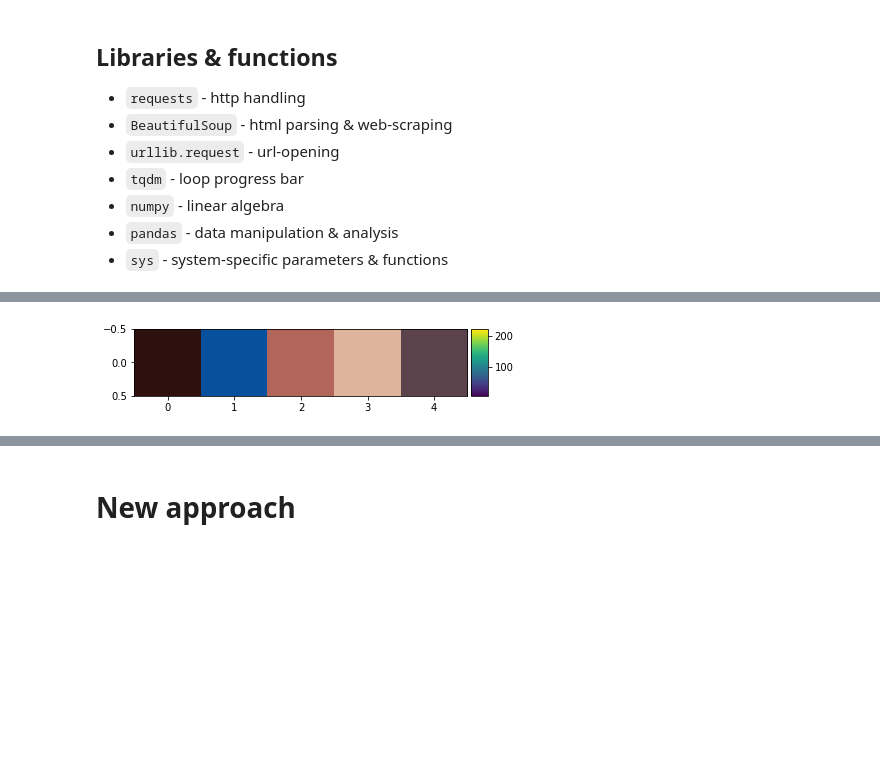
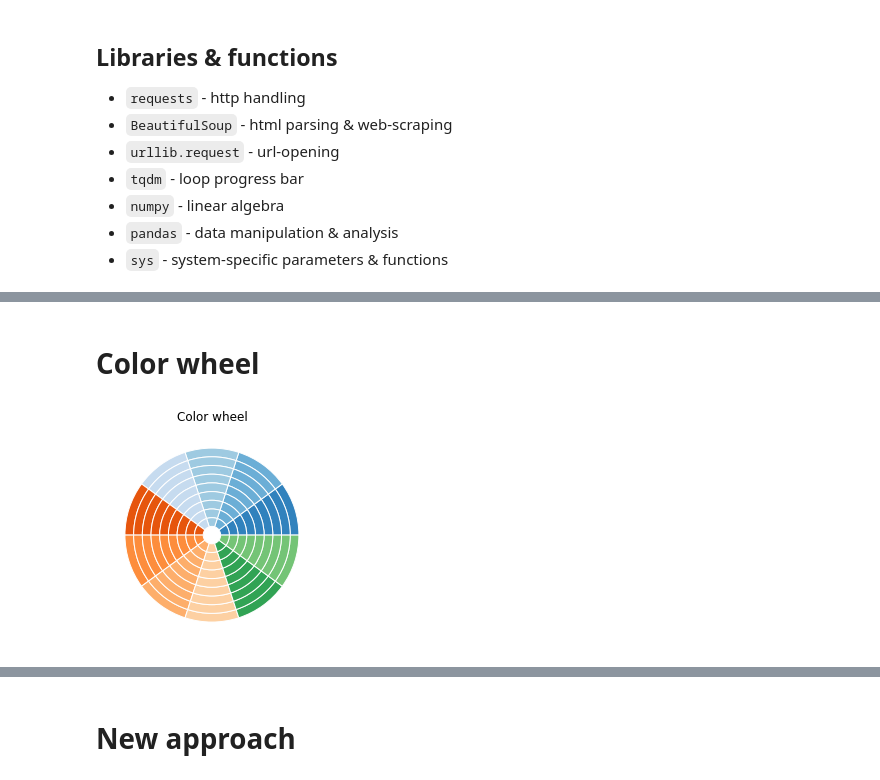
Before and after one commit to rickkk856/dezeenAI, a Jupyter notebook: dezeen_6-colorrecognition.ipynb, the cells around one changed output, grey strips where cells are left out. Cells and saved outputs as stored; diff of their text form; code cells hidden in the pictures; blank space fills up the shorter version.

Commit message:
Dominant color recognition v2

```diff
--- a/dezeen_6-colorrecognition.ipynb
+++ b/dezeen_6-colorrecognition.ipynb
@@ -105,13 +94,59 @@ print(colors)
 # %%
-import matplotlib.pyplot as plt
-from skimage import io
-import numpy as np
+# import matplotlib.pyplot as plt
+# from skimage import io
+# import numpy as np
 
-indices = np.array([[n for n in range(clusters)]])
-# indices = np.random.randint(0, len(colors), size=(1,5))
+# indices = np.array([[n for n in range(clusters)]])
+# # indices = np.random.randint(0, len(colors), size=(1,5))
 
 
 
-io.imshow(colors[indices]);
+# io.imshow(colors[indices]);
-# %% [output]
-[figure, removed]
+# %% [markdown]
+# Color wheel
+# %%
+fig, ax = plt.subplots()
+
+size = 0.1
+vals = np.array([[1,1] for a in range(0,10)])
+
+color_list = [
+              [[0,0,0],[70,70,70],[125,125,125]],
+              [[65,36,20],[116,77,36],[166,124,82]],
+              [[110,182,80],[192,212,65],[249,237,37]],
+              [[0,104,55],[0,166,82],[35,181,116]],
+              [[41,170,227],[86,185,224],[3,169,157]],
+              [[147,43,142],[38,33,97],[16,114,187]],
+              [[157,31,95],[237,37,123],[240,120,147]],
+              [[194,39,45],[240,93,39],[251,176,59]],
+              [[170,39,45],[231,111,51],[255,255,255]],
+
+             ]
+
+# cmap = plt.get_cmap("tab20c")
+# outer_colors = cmap(np.arange(10))
+# inner_colors = cmap(np.arange(10))
+
+
+
+for n in range(0,9):
+  ax.pie(
+      vals.sum(axis=1),
+      radius=1-n*size,
+      colors=outer_colors,
+      wedgeprops=dict(width=size, edgecolor='w')
+      )
+
+# ax.pie(vals.sum(axis=1), radius=1, colors=outer_colors,
+#        wedgeprops=dict(width=size, edgecolor='w'))
+
+# ax.pie(vals.sum(axis=1), radius=1-size, colors=inner_colors,
+#        wedgeprops=dict(width=size, edgecolor='w'))
+
+# ax.pie(vals.sum(axis=1), radius=1-2*size, colors=inner_colors,
+#        wedgeprops=dict(width=size, edgecolor='w'))
+
+ax.set(aspect='equal', title='Color wheel')
+plt.show()
+# %% [output]
+[figure, added]
```
Also changed, not shown: parts of 22 cells of this notebook.
